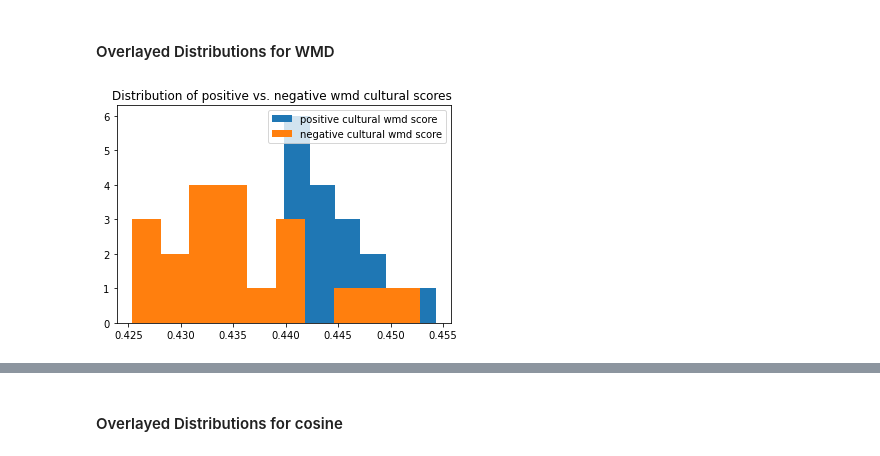
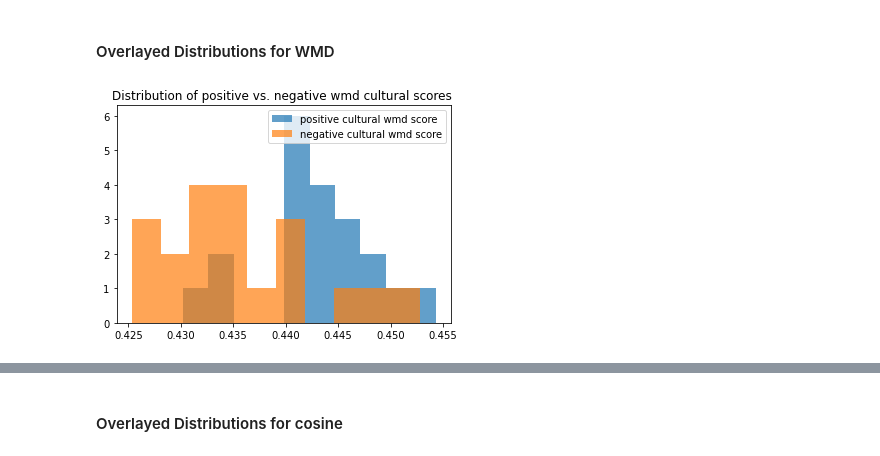
Before and after one commit to h2researchgroup/embeddings, a Jupyter notebook: word_movers_distance/Calculate_WMD_cos_scores.ipynb, the cells around one changed output, grey strips where cells are left out. Drawn from its saved outputs; the diff is of its cells as text; code cells hidden in the pictures.

```diff
--- a/word_movers_distance/Calculate_WMD_cos_scores.ipynb
+++ b/word_movers_distance/Calculate_WMD_cos_scores.ipynb
@@ -634,3 +535,10 @@ pos_rela.to_csv('pos_rela_sample_wmd_cos.csv')
 neg_rela.to_csv('neg_rela_sample_wmd_cos.csv')
 # %% [markdown]
 ## Inspecting Distribution of Similarity Metrics
+# %%
+pos_cult=pd.read_csv('pos_cult_sample_wmd_cos.csv')
+neg_cult=pd.read_csv('neg_cult_sample_wmd_cos.csv')
+pos_demog = pd.read_csv('pos_demog_sample_wmd_cos.csv')
+neg_demog = pd.read_csv('neg_demog_sample_wmd_cos.csv')
+pos_rela = pd.read_csv('pos_rela_sample_wmd_cos.csv')
+neg_rela = pd.read_csv('neg_rela_sample_wmd_cos.csv')
@@ -641,10 +569,10 @@ from sklearn.preprocessing import normalize
 # %% [markdown]
 #### Overlayed Distributions for WMD
 # %%
-plt.hist(pos_cult['normalized_cult_wmd'], label = 'positive cultural wmd score')
-plt.hist(neg_cult['normalized_cult_wmd'], label = 'negative cultural wmd score')
+plt.hist(pos_cult['normalized_cult_wmd'], label = 'positive cultural wmd score', alpha = 0.7)
+plt.hist(neg_cult['normalized_cult_wmd'], label = 'negative cultural wmd score', alpha = 0.7)
 plt.title('Distribution of positive vs. negative wmd cultural scores ')
 plt.legend()
 plt.show()
 # %% [output]
-[figure, old version]
+[figure, new version]
```
Also changed, not shown: parts of 25 cells of this notebook.
